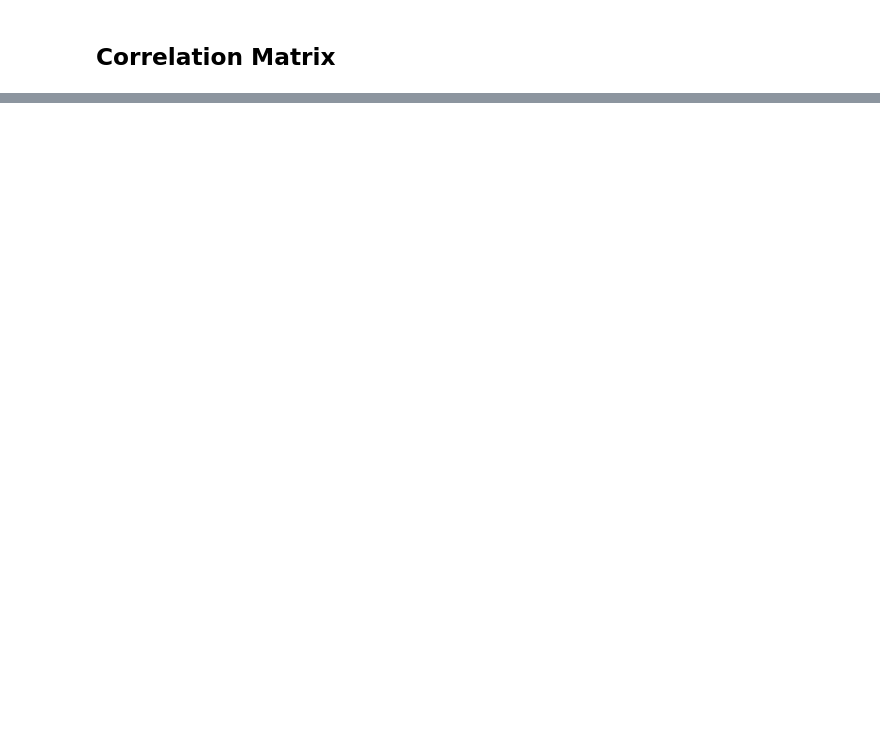
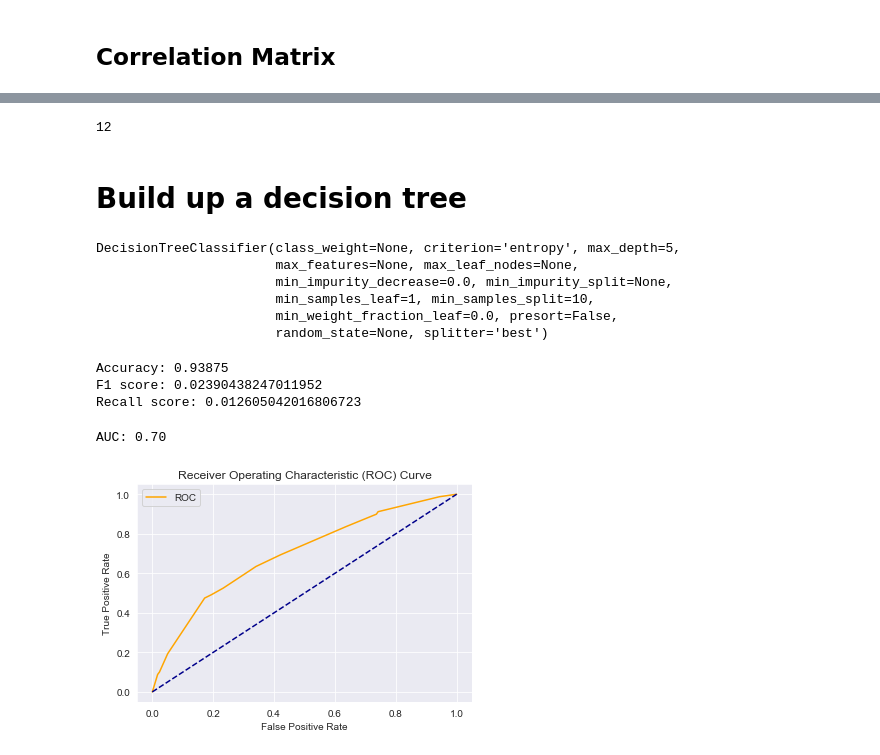
Before and after one commit to A2Zntu/ML_HW, a Jupyter notebook: Lab5/Lab5_Insurance.ipynb, the cells around one changed output, grey strips where cells are left out. Cells and saved outputs as stored; diff of their text form; code cells hidden in the pictures; blank space fills up the shorter version.

```diff
--- a/Lab5/Lab5_Insurance.ipynb
+++ b/Lab5/Lab5_Insurance.ipynb
@@ -112,0 +174,5 @@ plt.show()
+# %%
+ETList = list(feat_importances.nlargest(10).index)
+for feature in ETList:
+    if feature not in featuresList:
+        featuresList.append(feature)
@@ -114,0 +245,8 @@ plt.show()
+# %%
+# exclude one from the high correlation features pairs
+newfeaturesList = []
+deleteList = ['Rented House', 'Number of private third party insurance', 'Number of boat policies',
+              'Number of re policies', 'Number of car policies', 'Customer main type']
+for feature in featuresList:
+    if feature not in deleteList:
+        newfeaturesList.append(feature)
@@ -114,0 +268,36 @@ plt.show()
+# %%
+len(newfeaturesList)
+# %% [output]
+12
+# %% [markdown]
+# Build up a decision tree
+# %%
+X_train = data[newfeaturesList]
+y_train = y
+
+model = DecisionTreeClassifier(criterion="entropy", max_depth=5, min_samples_split=10)
+model.fit(X_train, y_train)
+# %% [output]
+DecisionTreeClassifier(class_weight=None, criterion='entropy', max_depth=5,
+                       max_features=None, max_leaf_nodes=None,
+                       min_impurity_decrease=0.0, min_impurity_split=None,
+                       min_samples_leaf=1, min_samples_split=10,
+                       min_weight_fraction_leaf=0.0, presort=False,
+                       random_state=None, splitter='best')
+# %%
+X_test = testdata[newfeaturesList]
+y_pred = model.predict(X_test)
+evaluateResult(y_test, y_pred)
+# %% [output]
+Accuracy: 0.93875
+F1 score: 0.02390438247011952
+Recall score: 0.012605042016806723
+# %%
+y_pred_prob = model.predict_proba(X_test)
+fpr, tpr, thresholds = roc_curve(y_test, y_pred_prob[:, 1])
+auc = roc_auc_score(y_test, y_pred_prob[:, 1])
+print('AUC: %.2f' % auc)
+plot_roc_curve(fpr, tpr)
+# %% [output]
+AUC: 0.70
+[figure, added]
```
Also changed, not shown: parts of 65 cells of this notebook, 6 other files.
